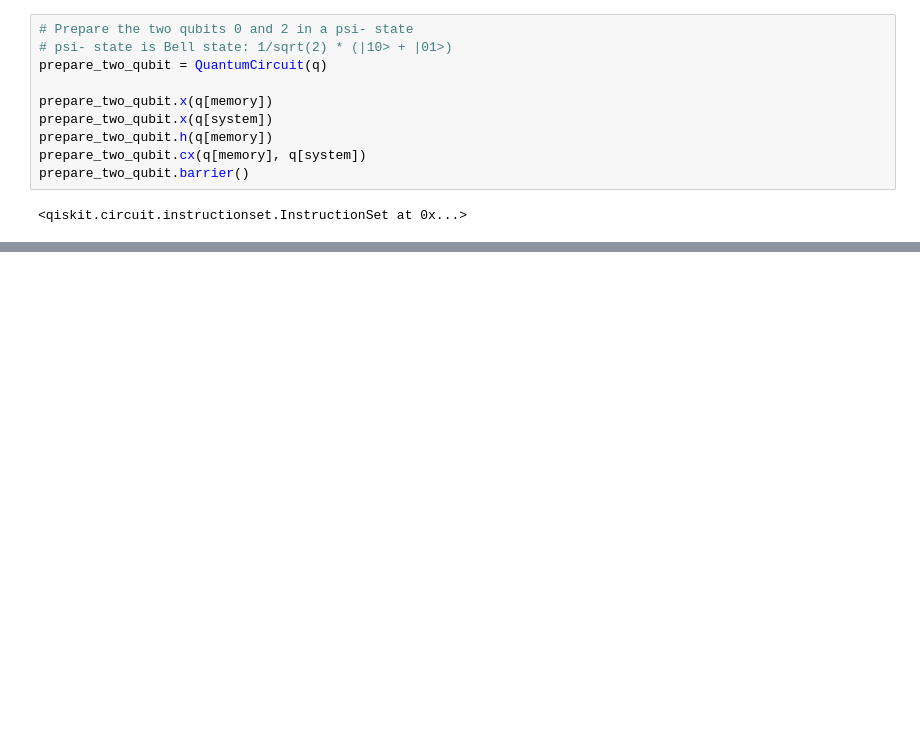
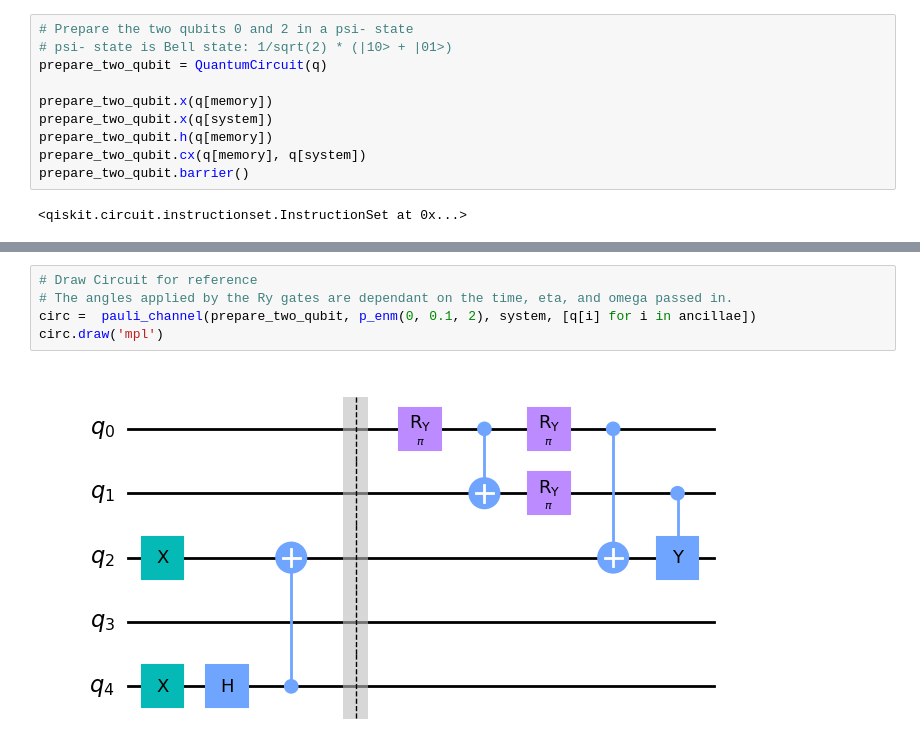
Before and after one commit to DBasoco/open-quantum-systems, a Jupyter notebook: depolarizing_channel/PauliChannel.ipynb, the cells around one changed output, grey strips where cells are left out. Cells and saved outputs as stored; diff of their text form; blank space fills up the shorter version.

```diff
--- a/depolarizing_channel/PauliChannel.ipynb
+++ b/depolarizing_channel/PauliChannel.ipynb
@@ -186,6 +221,13 @@ def timeEvolveENM(t_values, eta, omega, q, starting_circ, system, memory, ancill
         rho = results.analysis_results("state").value.data
         wext_enm.append(extractable_work(rho, 1, 0))
     return wext_enm
+# %%
+# Draw Circuit for reference
+# The angles applied by the Ry gates are dependant on the time, eta, and omega passed in.
+circ =  pauli_channel(prepare_two_qubit, p_enm(0, 0.1, 2), system, [q[i] for i in ancillae])
+circ.draw('mpl')
+# %% [output]
+[figure, added]
 # %%
 wext_ncp = timeEvolveNCP(t_values=t_values, **params_ncp, q=q, starting_circ=prepare_two_qubit, system=system, memory=memory, ancillae=ancillae)
 
```
Also changed, not shown: parts of 11 cells of this notebook, 2 other files.
